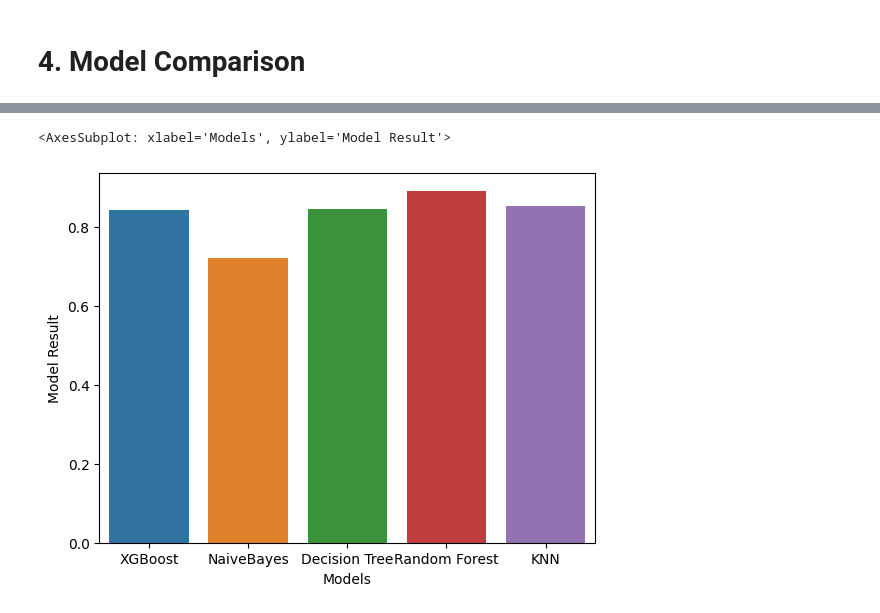
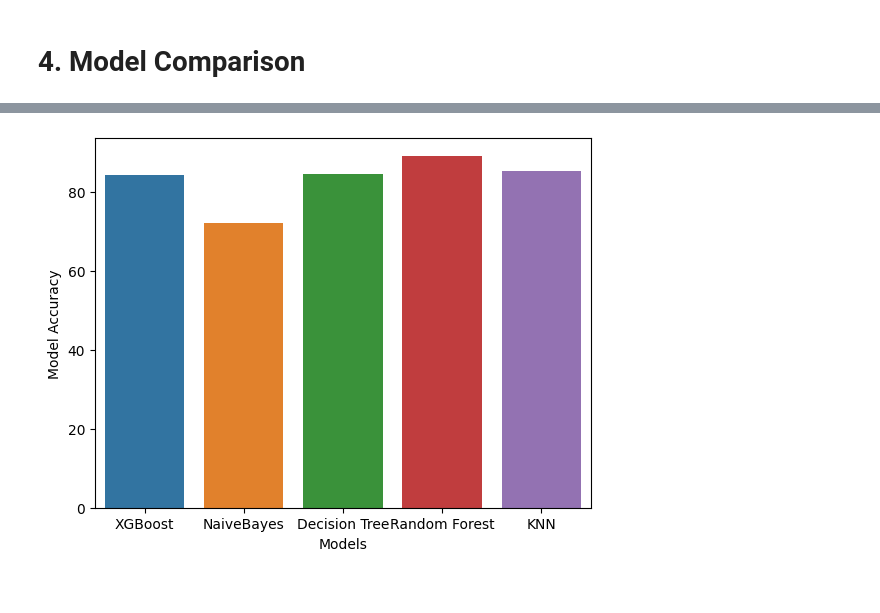
Before and after one commit to bkamantha/HR-Analytics, a Jupyter notebook: datamodling.ipynb, the cells around one changed output, grey strips where cells are left out. Cells and saved outputs as stored; diff of their text form; code cells hidden in the pictures.

Commit message:
chart edits added

```diff
--- a/datamodling.ipynb
+++ b/datamodling.ipynb
@@ -261,10 +249,8 @@ cm_DT = confusion_matrix(y_pred_DT, y_test)
 
 acc_DT= accuracy_score(y_test, y_pred_DT)
 
-result.append(acc_DT)
-print("RESULT")
+result.append(round(acc_DT*100, 2))
+
 print("Decision Tree Model Acc : ",acc_DT)
-print("The confusion Matrix of Decision Tree")
-print(cm_DT)
 print(classification_report(y_test, y_pred_DT))
 # %% [output]
@@ -292,10 +274,8 @@ cm_rf = confusion_matrix(y_pred_DT, y_test)
 
 acc_rf= accuracy_score(y_test, y_pred_rf)
 
-result.append(acc_rf)
-print("RESULT")
+result.append(round(acc_rf*100, 2))
+
 print("Random Forest Model Acc : ",acc_rf)
-print("The confusion Matrix of Random Forest")
-print(cm_rf)
 print(classification_report(y_test, y_pred_rf))
 # %% [output]
@@ -319,11 +295,15 @@ knn_param_grid = {"n_neighbors": np.linspace(1,19,10, dtype = int).tolist(),
 
 knn = KNeighborsClassifier()
 clf = GridSearchCV(knn, param_grid=knn_param_grid, cv = StratifiedKFold(n_splits = 10), scoring = "accuracy", n_jobs = -1,verbose = 1)
+
 clf.fit(X_train,y_train)
 y_pred_knn = clf.predict(X_test)
+
 cm_random_knn = confusion_matrix(y_pred_knn, y_test)
 acc_random_knn = accuracy_score(y_test, y_pred_knn)
 
-result.append(acc_random_knn)
-print("RESULT")
+result.append(round(acc_random_knn*100, 2))
+
 print("KNN Model Acc : ",acc_random_knn)
+
+print(classification_report(y_test, y_pred_knn))
@@ -330,7 +321,7 @@ print("KNN Model Acc : ",acc_random_knn)
 # %%
 results = pd.DataFrame({
     "Models": ["XGBoost", "NaiveBayes", "Decision Tree", "Random Forest", "KNN"],
-    "Model Result": result,
+    "Model Accuracy": result,
                        })
 # %%
 results
@@ -344,5 +335,4 @@ results
 # %%
-sns.barplot(data=results, x="Models", y="Model Result")
+val = sns.barplot(data=results, x="Models", y="Model Accuracy")
 # %% [output]
-<AxesSubplot: xlabel='Models', ylabel='Model Result'>
-[figure, old version]
+[figure, new version]
```
Also changed, not shown: parts of 6 cells of this notebook.
